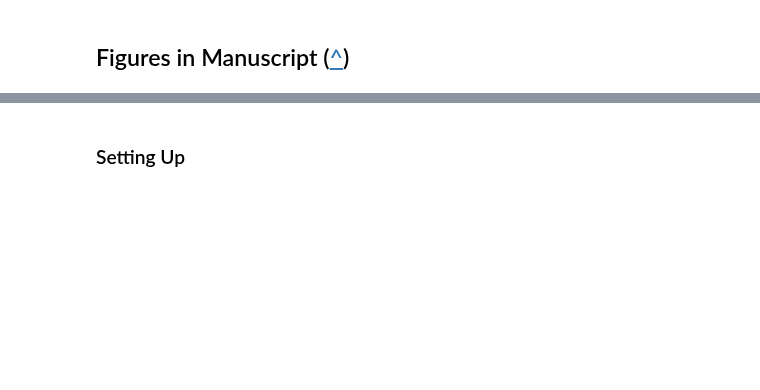
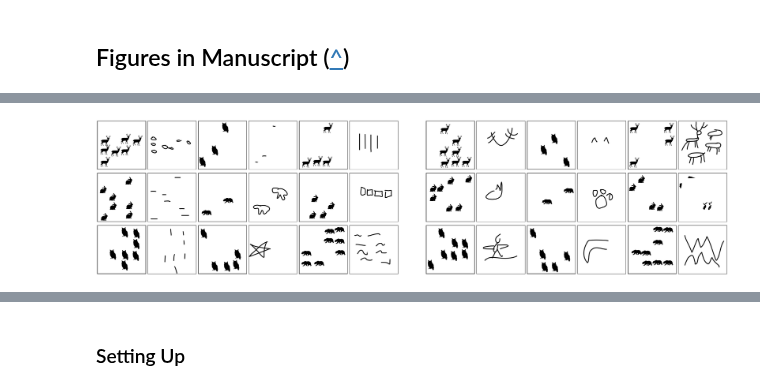
Before and after one commit to cogtoolslab/improvised_numerals, a Jupyter notebook: analysis/main_analyses.ipynb, the cells around one changed output, grey strips where cells are left out. Drawn from its saved outputs; the diff is of its cells as text; code cells hidden in the pictures; blank space fills up the shorter version.

```diff
--- a/analysis/main_analyses.ipynb
+++ b/analysis/main_analyses.ipynb
@@ -367,6 +375,10 @@ games_list = [game for game in complete_gameids if game not in dud_games] if exc
 # now exclude games that didn't meet analysis criteria
 D = D[(D['gameID'].isin(games_list))].reset_index(drop=True)
 
+# simplify the game IDs
+codenames = dict(zip(D['gameID'].unique(),np.arange(1,len(D['gameID'].unique())+1)))
+D['gameID'] = D['gameID'].apply(lambda x: codenames[x])
+
 # Export the csv again. This is what the R script will look at
 D.to_csv(os.path.join(csv_dir,'exp1_dyad.csv'))
 
@@ -578,6 +612,10 @@ D.loc[(D['vRT'] < 0) | (D['vRT'] > D['vRT'].std()*4),'vRT'] = np.nan
 # And also render it in seconds rather than milliseconds
 D['vRT'] = D['vRT'] / 1000
 
+# simplify the game IDs
+codenames = dict(zip(D['gameID'].unique(),np.arange(1,len(D['gameID'].unique())+1)))
+D['gameID'] = D['gameID'].apply(lambda x: codenames[x])
+
 # Export the csv again. This is what the R script will look at
 D.to_csv(os.path.join(csv_dir,'exp2_dyad.csv'))
 
@@ -1058,0 +1167,57 @@ fig.savefig('../results/plots/Fig_2BC.pdf')
+# %%
+# indices within D1 dataframe of a selection of trials from number and shape games
+num_inds =  [42,    100,  233]
+num2_inds = [937,  1899, 1253]
+num3_inds = [1753, 1420, 1162]
+shp_inds =  [26,   1531, 1719]
+shp2_inds = [1363, 1149,  506]
+shp3_inds = [1668,  873,  523]
+
+resize_dims = 1200    # we want to provide a reasonably high resolution, and 200 was not cutting it
+
+f , axs = plt.subplots(len(num_inds),13,figsize=(48,4*len(num_inds)),sharex='col',sharey='col',gridspec_kw={'width_ratios': [4,4,4,4,4,4,2,4,4,4,4,4,4]})
+
+for i,ind1 in enumerate(num_inds):
+    ind2 = num2_inds[i]
+    ind3 = num3_inds[i]
+    ind4 = shp_inds[i]
+    ind5 = shp2_inds[i]
+    ind6 = shp3_inds[i]
+
+    # Now plot our centroids to see if they look right:
+    axs[i,0].imshow(io.imread(D1.at[ind1,'Targ_s_Url']))
+    axs[i,1].imshow( Image.open(BytesIO(base64.b64decode(  D1.at[ind1,'png']  ))).resize((resize_dims,resize_dims)) )
+
+    axs[i,2].imshow(io.imread(D1.at[ind2,'Targ_s_Url']))
+    axs[i,3].imshow( Image.open(BytesIO(base64.b64decode(  D1.at[ind2,'png']  ))).resize((resize_dims,resize_dims)) )
+
+    axs[i,4].imshow(io.imread(D1.at[ind3,'Targ_s_Url']))
+    axs[i,5].imshow( Image.open(BytesIO(base64.b64decode(  D1.at[ind3,'png']  ))).resize((resize_dims,resize_dims)) )
+
+
+    axs[i,7].imshow(io.imread(D1.at[ind4,'Targ_s_Url']))
+    axs[i,8].imshow( Image.open(BytesIO(base64.b64decode(  D1.at[ind4,'png']  ))).resize((resize_dims,resize_dims)) )
+
+    axs[i,9].imshow(io.imread(D1.at[ind5,'Targ_s_Url']))
+    axs[i,10].imshow( Image.open(BytesIO(base64.b64decode(  D1.at[ind5,'png']  ))).resize((resize_dims,resize_dims)) )
+
+    axs[i,11].imshow(io.imread(D1.at[ind6,'Targ_s_Url']))
+    axs[i,12].imshow( Image.open(BytesIO(base64.b64decode(  D1.at[ind6,'png']  ))).resize((resize_dims,resize_dims)) )
+
+
+    for j in range(13):
+        axs[i,j].set_yticks([])
+        axs[i,j].set_xticks([])
+
+    axs[i,6].spines['top'].set_visible(False)
+    axs[i,6].spines['right'].set_visible(False)
+    axs[i,6].spines['bottom'].set_visible(False)
+    axs[i,6].spines['left'].set_visible(False)
+
+plt.tight_layout()
+
+f.savefig('../results/plots/Fig_3.pdf')
+f.savefig('../results/plots/Fig_3.png')
+f.savefig('../results/plots/Fig_3.svg')
+# %% [output]
+[figure, added]
```
Also changed, not shown: parts of 28 cells of this notebook.
